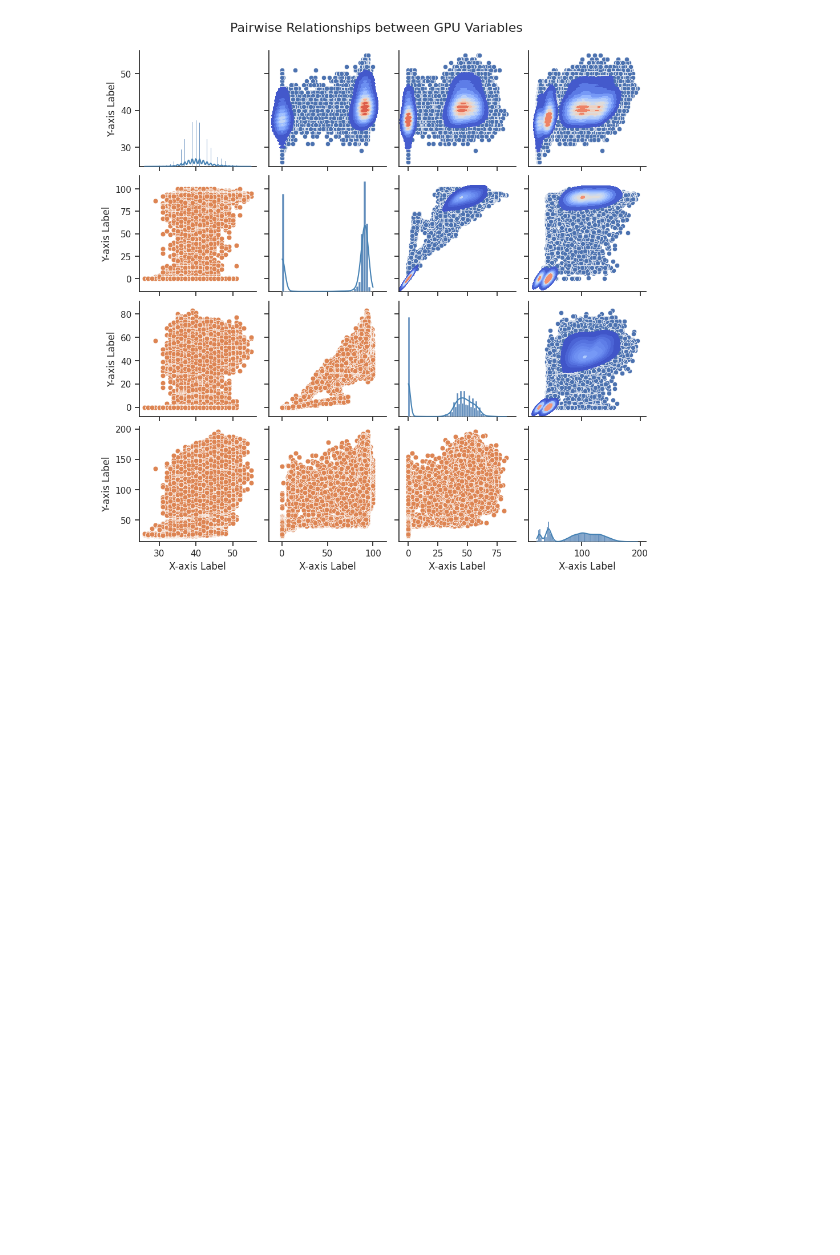
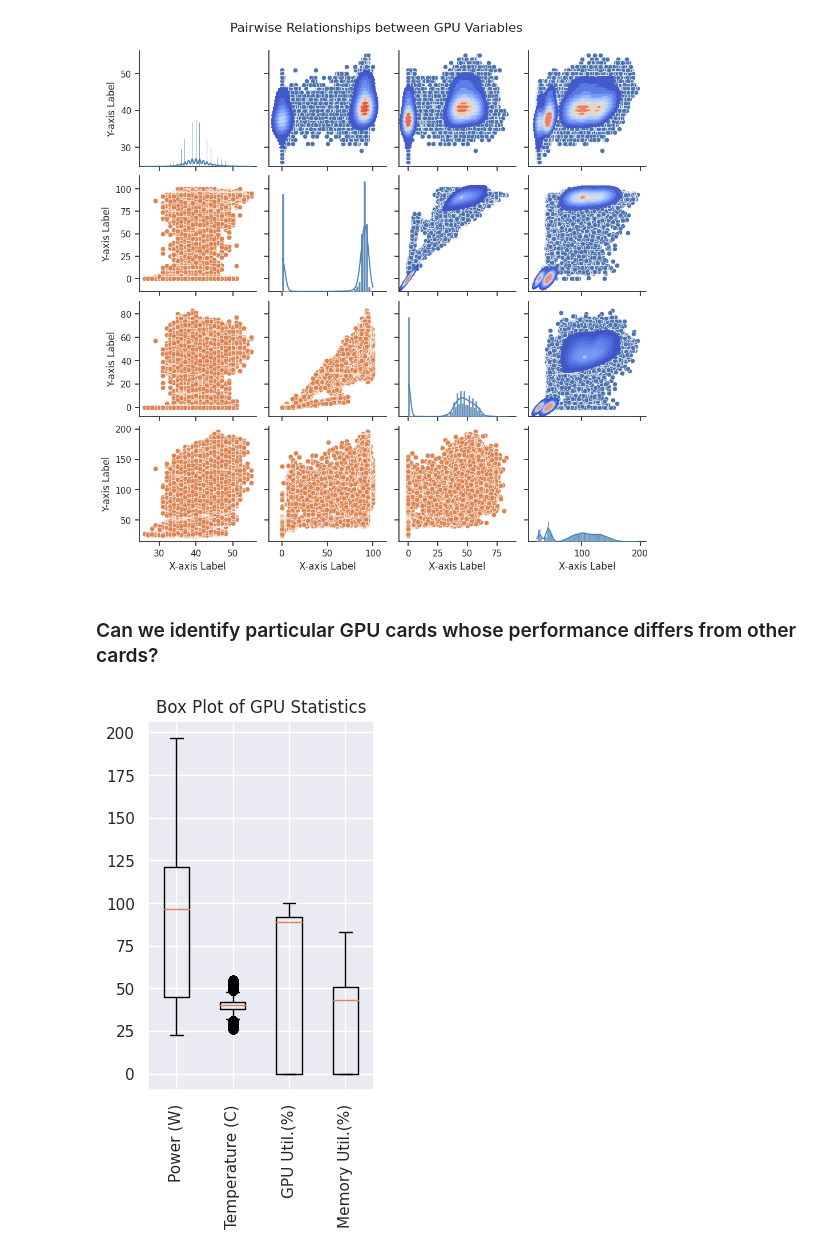
Before and after one commit to VishalPawar08/Cloud-Computing---TeraPixel, a Jupyter notebook: TeraPixel Original .ipynb, the cells around one changed output. Cells and saved outputs as stored; diff of their text form; code cells hidden in the pictures; blank space fills up the shorter version.

```diff
--- a/TeraPixel Original .ipynb
+++ b/TeraPixel Original .ipynb
@@ -421,3 +421,26 @@ plt.show()
 # %% [output]
 [figure]
 [figure]
+# %% [markdown]
+### Can we identify particular GPU cards whose performance differs from other cards?
+# %%
+#Analyzing GPU Hardware performance visually
+gpu_stats = ['Power (W)','Temperature (C)','GPU Util.(%)','Memory Util.(%)']
+
+plt.subplot(1, 2, 1)
+plt.boxplot([gpu_file['powerDrawWatt'], gpu_file['gpuTempC'],
+gpu_file['gpuUtilPerc'], gpu_file['gpuMemUtilPerc']])
+
+# Add labels
+plt.xticks([i+1 for i, x in enumerate(gpu_stats)],
+gpu_stats, rotation='vertical')
+
+# Plot Title
+plt.title('Box Plot of GPU Statistics')
+plt.rcParams['figure.figsize'] = [5, 10]
+
+# Saving Image
+# plt.savefig('Images/Box-plot.png')
+plt.show()
+# %% [output]
+[figure, added]
```
Also changed, not shown: parts of 3 cells of this notebook.
